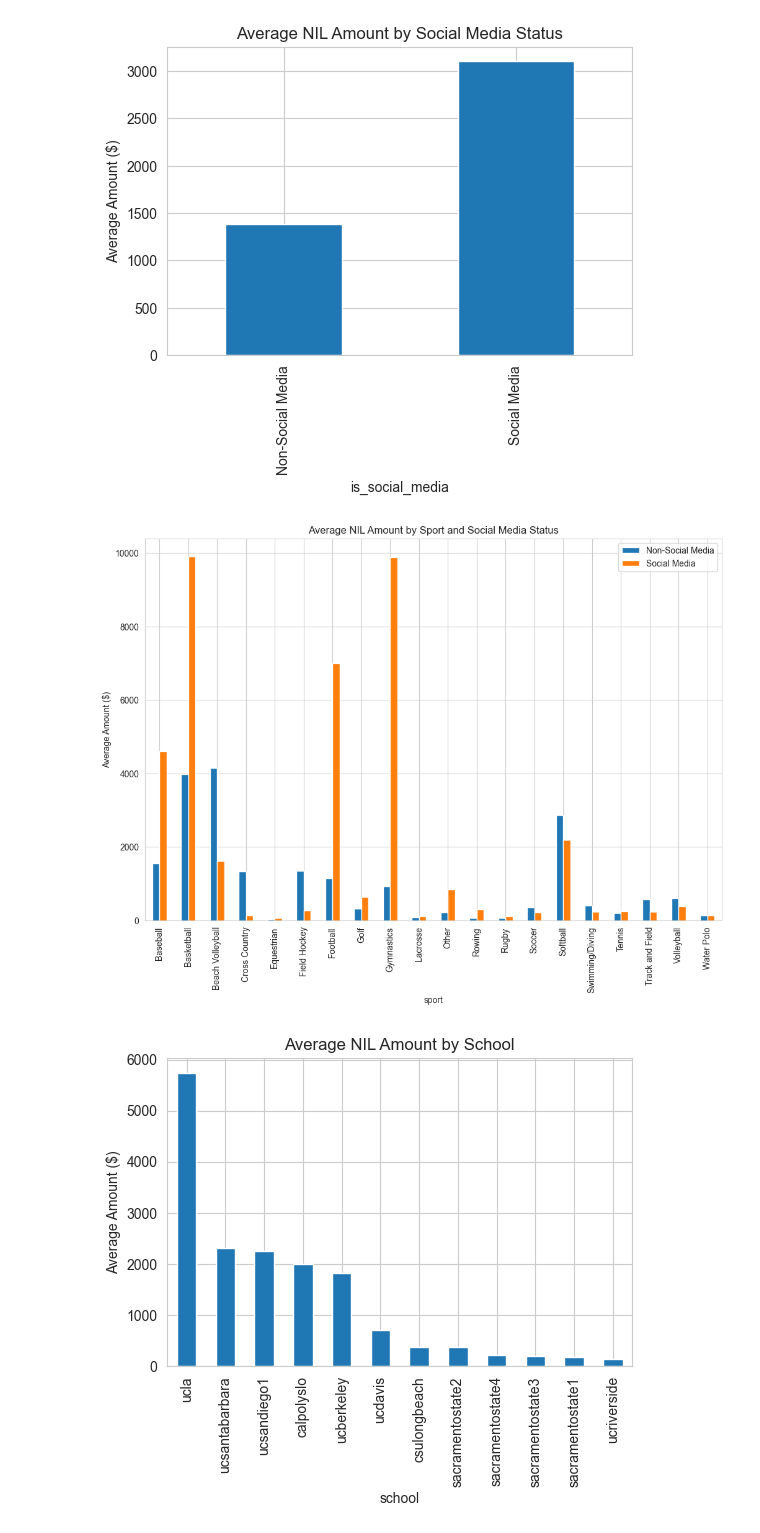
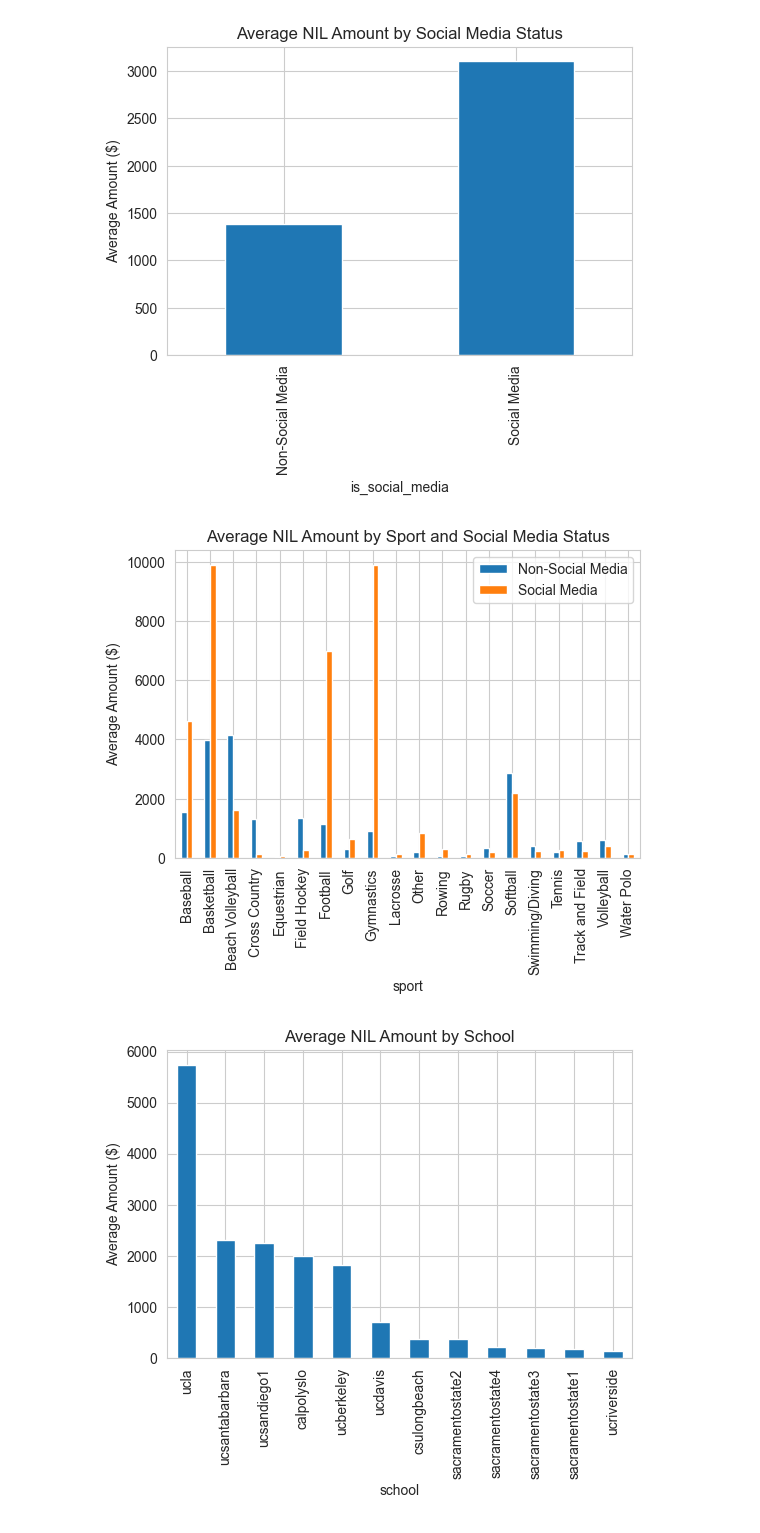
Before and after one commit to elenalangridge/nil-research-project, a Jupyter notebook: code/EDA notebook.ipynb, the cells around one changed output. Cells and saved outputs as stored; diff of their text form; code cells hidden in the pictures.

```diff
--- a/code/EDA notebook.ipynb
+++ b/code/EDA notebook.ipynb
@@ -346,12 +343,12 @@ plt.show()
 # %%
 # Avg amount by sport and social media (to check heterogeneity/Simpson's Paradox)
 sport_sm_avg = df.groupby(['sport', 'is_social_media'])['avg_transaction_value'].mean().unstack(fill_value=0)
-sport_sm_avg.plot(kind='bar', figsize=(12, 8), title='Average NIL Amount by Sport and Social Media Status')
+sport_sm_avg.plot(kind='bar', figsize=(6, 4), title='Average NIL Amount by Sport and Social Media Status')
 plt.ylabel('Average Amount ($)')
 plt.legend(['Non-Social Media', 'Social Media'])
 plt.show()
 # %% [output]
-[figure, old version]
+[figure, new version]
 # %%
 # Avg amount by school
 school_avg = df.groupby('school')['avg_transaction_value'].mean().sort_values(ascending=False)
```
Also changed, not shown: parts of 2 cells of this notebook.
